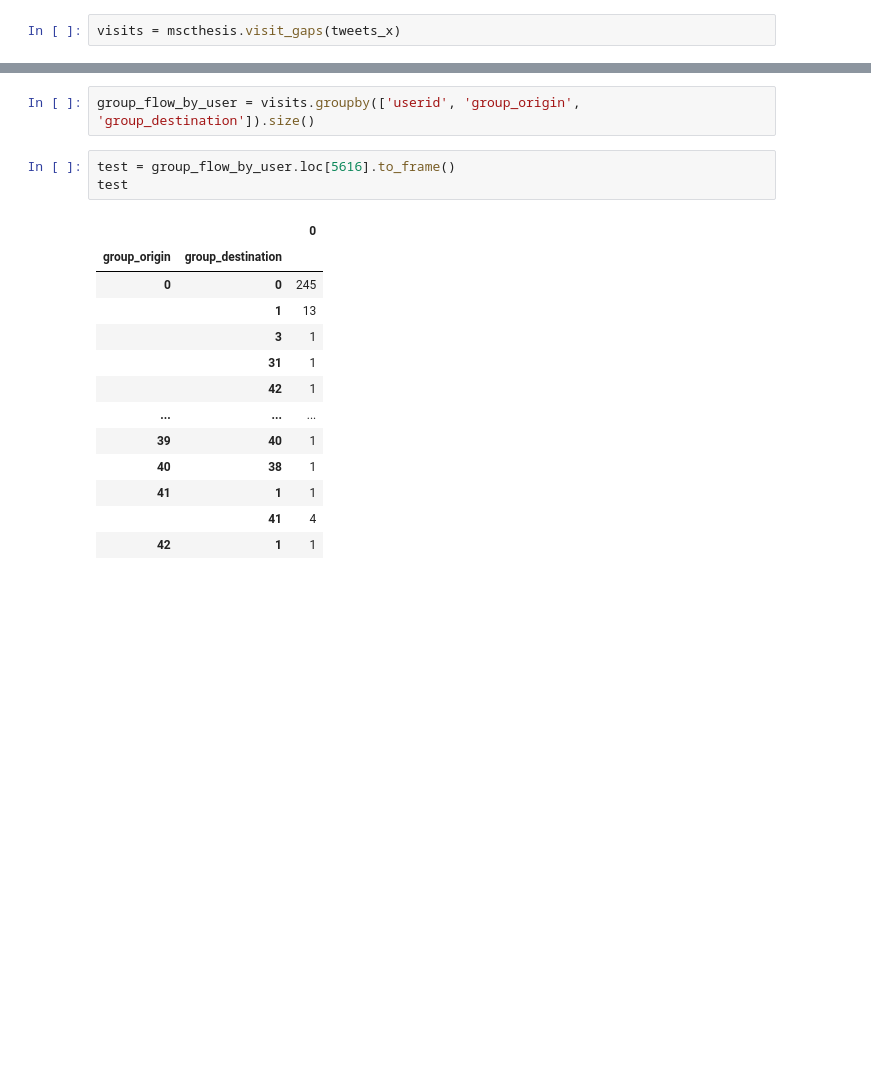
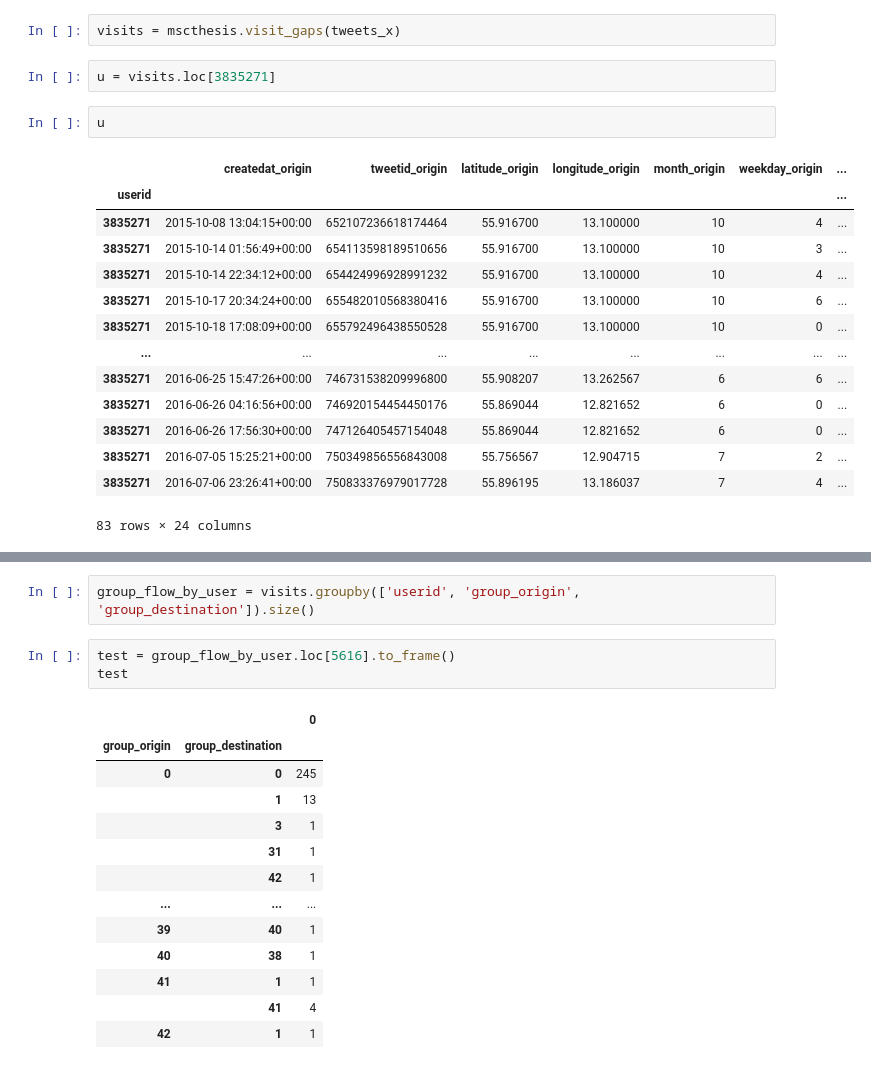
Before and after one commit to TheYuanLiao/individual_mobility_model, a Jupyter notebook: src/py/Untitled.ipynb, the cells around one changed output, grey strips where cells are left out. Saved outputs shown, nothing was run; the diff lists cells and outputs as text; blank space fills up the shorter version.

```diff
--- a/src/py/Untitled.ipynb
+++ b/src/py/Untitled.ipynb
@@ -75,3 +136,22 @@ fig.show()
 [interactive output not drawn]
 # %%
 visits = mscthesis.visit_gaps(tweets_x)
+# %%
+u = visits.loc[3835271]
+# %%
+u
+# %% [output]
+|  | createdat_origin | tweetid_origin | latitude_origin | longitude_origin | month_origin | weekday_origin | ... |
+| userid |  |  |  |  |  |  | ... |
+| 3835271 | 2015-10-08 13:04:15+00:00 | 652107236618174464 | 55.916700 | 13.100000 | 10 | 4 | ... |
+| 3835271 | 2015-10-14 01:56:49+00:00 | 654113598189510656 | 55.916700 | 13.100000 | 10 | 3 | ... |
+| 3835271 | 2015-10-14 22:34:12+00:00 | 654424996928991232 | 55.916700 | 13.100000 | 10 | 4 | ... |
+| 3835271 | 2015-10-17 20:34:24+00:00 | 655482010568380416 | 55.916700 | 13.100000 | 10 | 6 | ... |
+| 3835271 | 2015-10-18 17:08:09+00:00 | 655792496438550528 | 55.916700 | 13.100000 | 10 | 0 | ... |
+| ... | ... | ... | ... | ... | ... | ... | ... |
+| 3835271 | 2016-06-25 15:47:26+00:00 | 746731538209996800 | 55.908207 | 13.262567 | 6 | 6 | ... |
+| 3835271 | 2016-06-26 04:16:56+00:00 | 746920154454450176 | 55.869044 | 12.821652 | 6 | 0 | ... |
+| 3835271 | 2016-06-26 17:56:30+00:00 | 747126405457154048 | 55.869044 | 12.821652 | 6 | 0 | ... |
+| 3835271 | 2016-07-05 15:25:21+00:00 | 750349856556843008 | 55.756567 | 12.904715 | 7 | 2 | ... |
+| 3835271 | 2016-07-06 23:26:41+00:00 | 750833376979017728 | 55.896195 | 13.186037 | 7 | 4 | ... |
+83 rows × 24 columns
```
Also changed, not shown: parts of 13 cells of this notebook, 2 other files.
